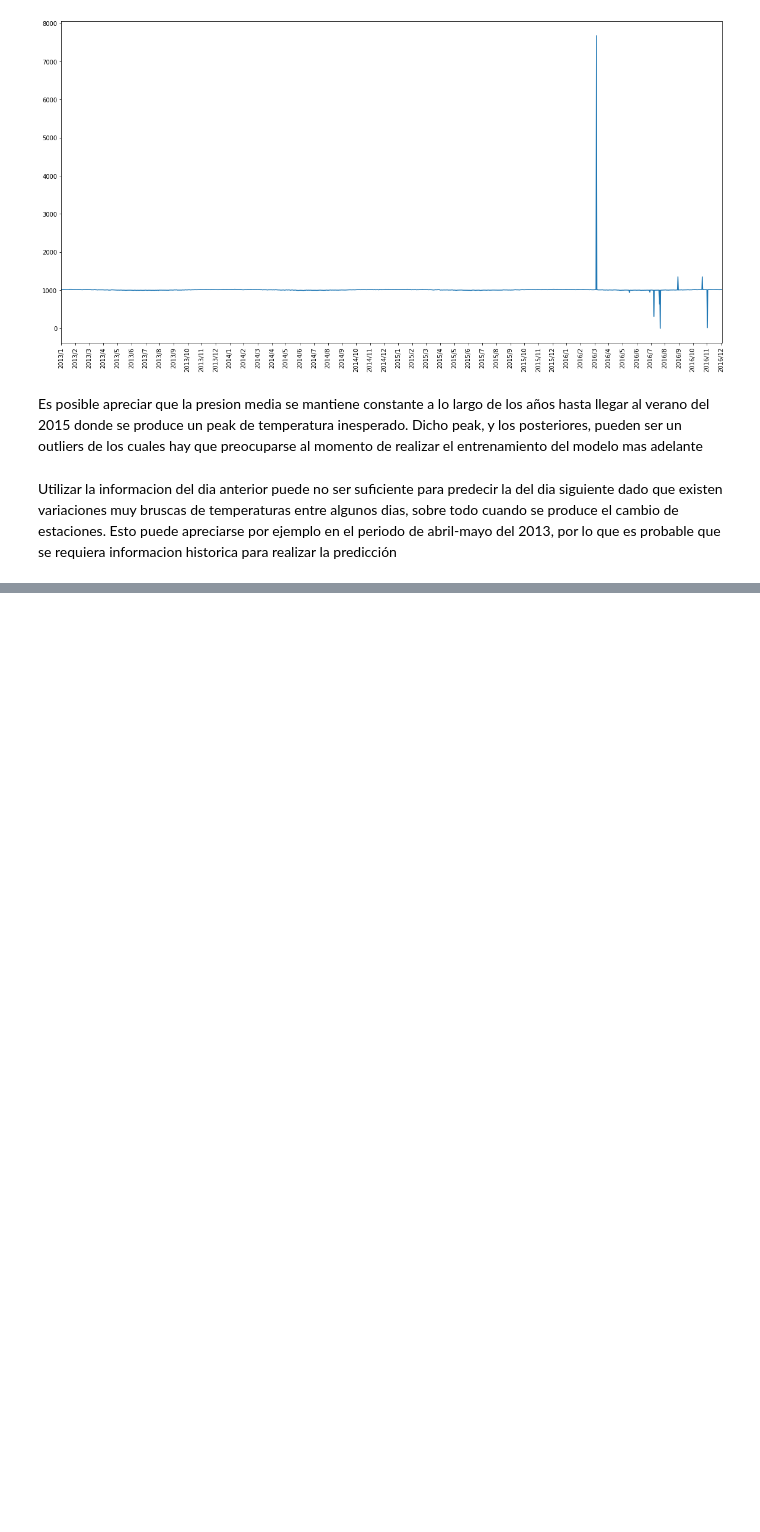
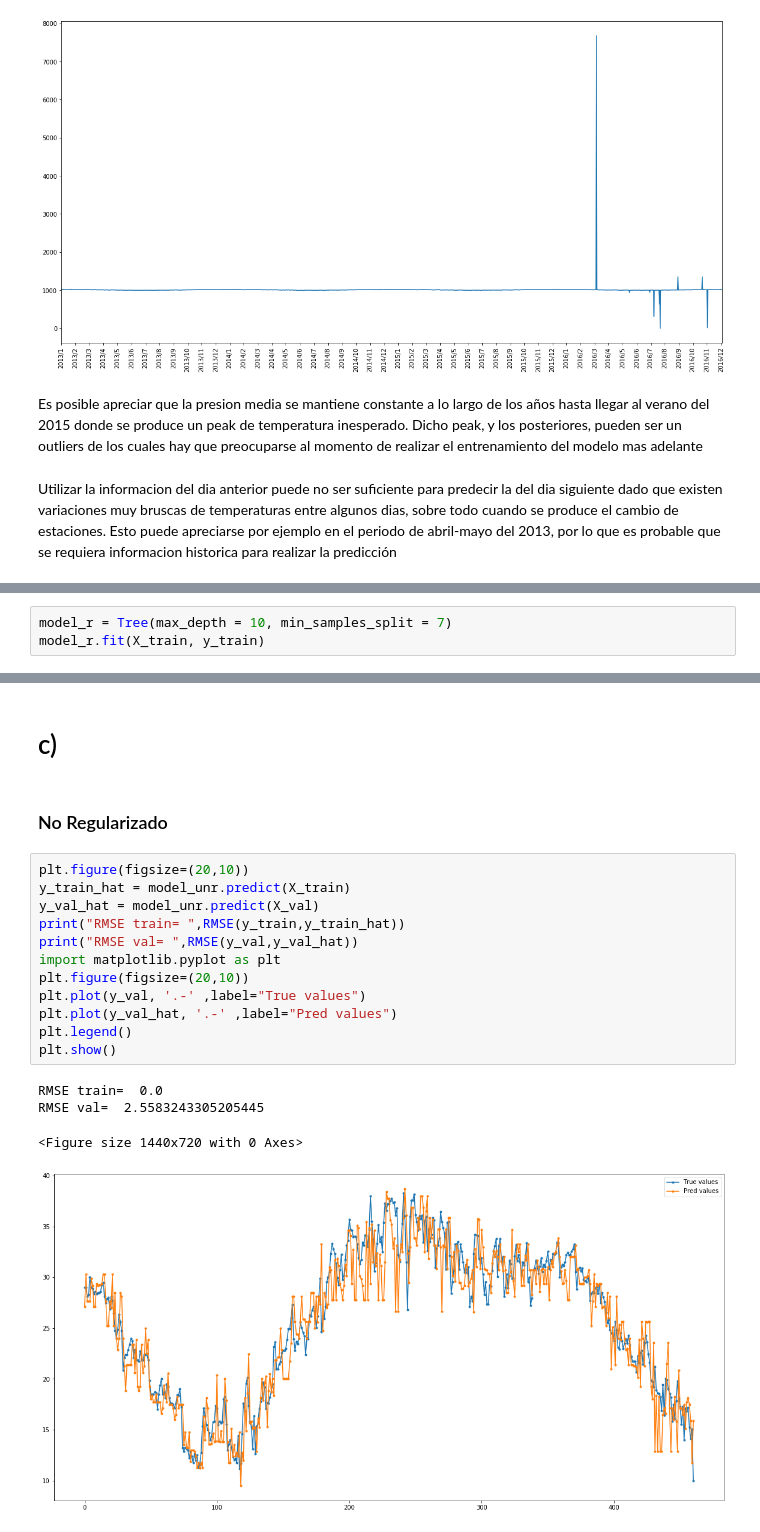
Before and after one commit to chrisgcs/TareaFinalML, a Jupyter notebook: Desarrollo.ipynb, the cells around one changed output, grey strips where cells are left out. Drawn from its saved outputs; the diff is of its cells as text; blank space fills up the shorter version.

```diff
--- a/Desarrollo.ipynb
+++ b/Desarrollo.ipynb
@@ -155,0 +154,3 @@ model_unr.fit(X_train,y_train)
+# %%
+model_r = Tree(max_depth = 10, min_samples_split = 7)
+model_r.fit(X_train, y_train)
@@ -155,0 +167,21 @@ model_unr.fit(X_train,y_train)
+# %% [markdown]
+# c) <a class="anchor" id="c"></a>
+# %% [markdown]
+### No Regularizado
+# %%
+plt.figure(figsize=(20,10))
+y_train_hat = model_unr.predict(X_train)
+y_val_hat = model_unr.predict(X_val)
+print("RMSE train= ",RMSE(y_train,y_train_hat))
+print("RMSE val= ",RMSE(y_val,y_val_hat))
+import matplotlib.pyplot as plt
+plt.figure(figsize=(20,10))
+plt.plot(y_val, '.-' ,label="True values")
+plt.plot(y_val_hat, '.-' ,label="Pred values")
+plt.legend()
+plt.show()
+# %% [output]
+RMSE train=  0.0
+RMSE val=  2.5583243305205445
+<Figure size 1440x720 with 0 Axes>
+[figure, added]
```
Also changed, not shown: parts of 14 cells of this notebook.
